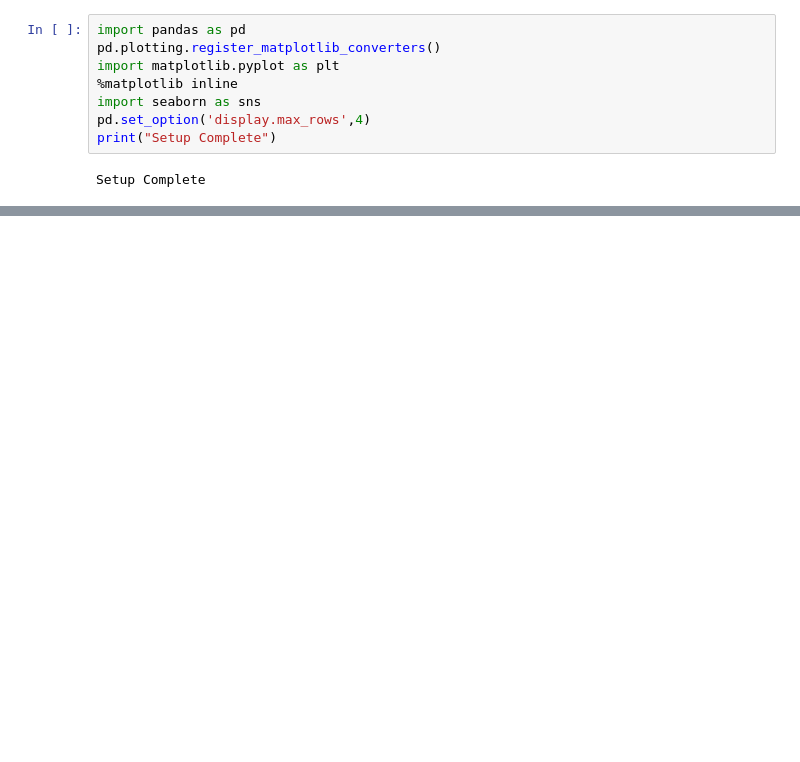
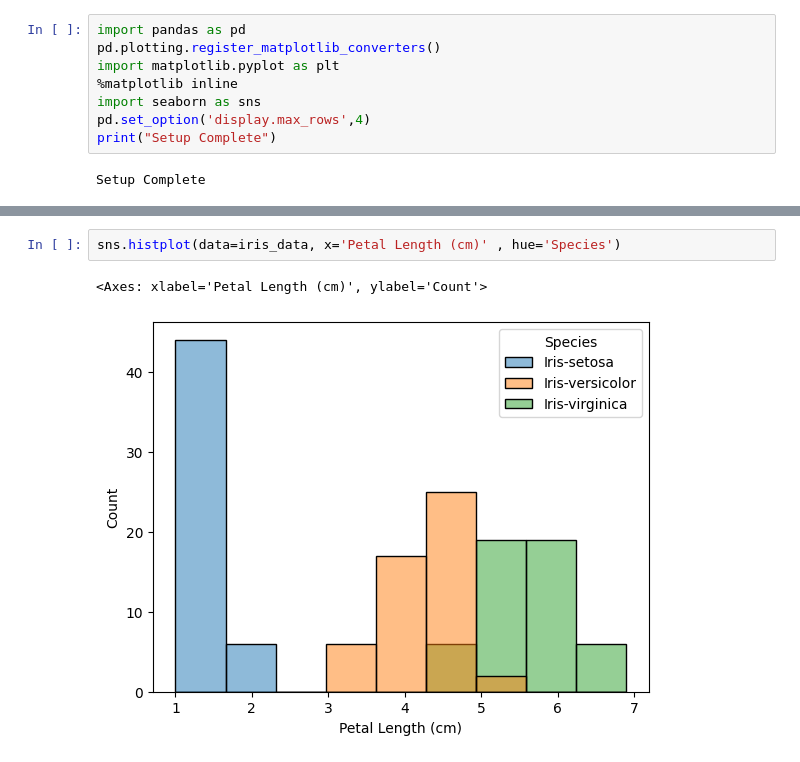
Before and after one commit to MorningStar36/Fraud-Detection-Analysis, a Jupyter notebook: seaborn.ipynb, the cells around one changed output, grey strips where cells are left out. Cells and saved outputs as stored; diff of their text form; blank space fills up the shorter version.

```diff
--- a/seaborn.ipynb
+++ b/seaborn.ipynb
@@ -22,0 +40,5 @@ fifa
+# %%
+sns.histplot(data=iris_data, x='Petal Length (cm)' , hue='Species')
+# %% [output]
+<Axes: xlabel='Petal Length (cm)', ylabel='Count'>
+[figure, added]
```
Also changed, not shown: parts of 6 cells of this notebook, 2 other files.
